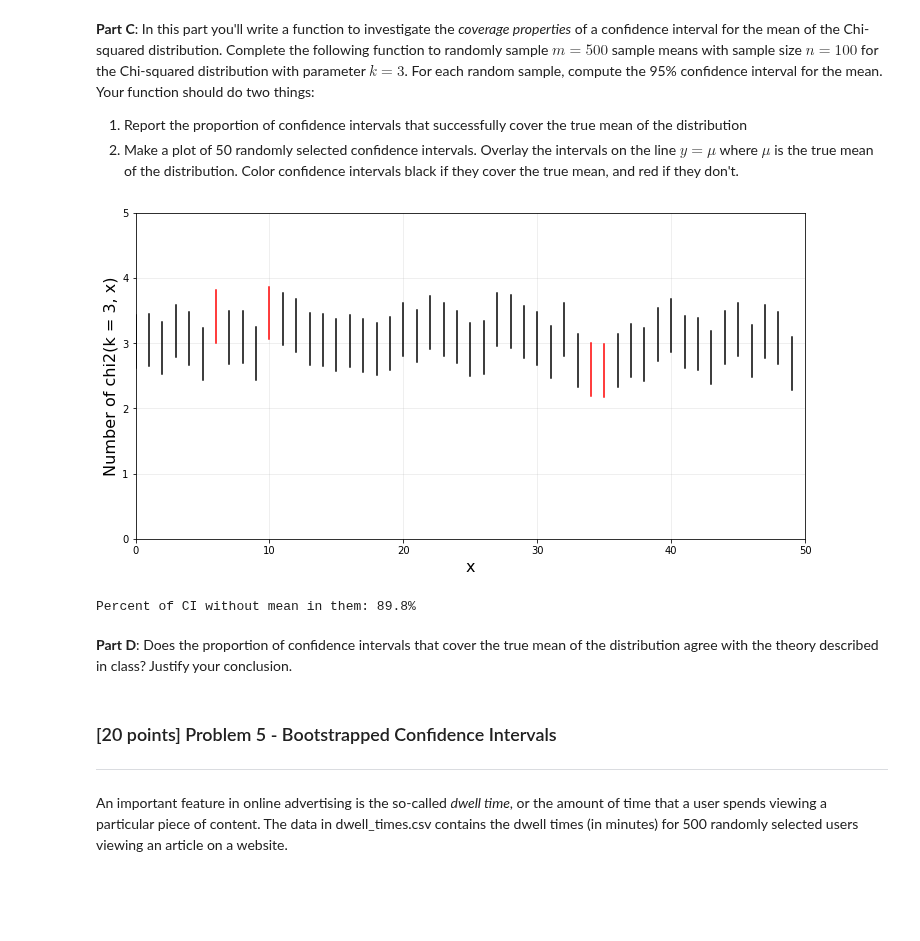
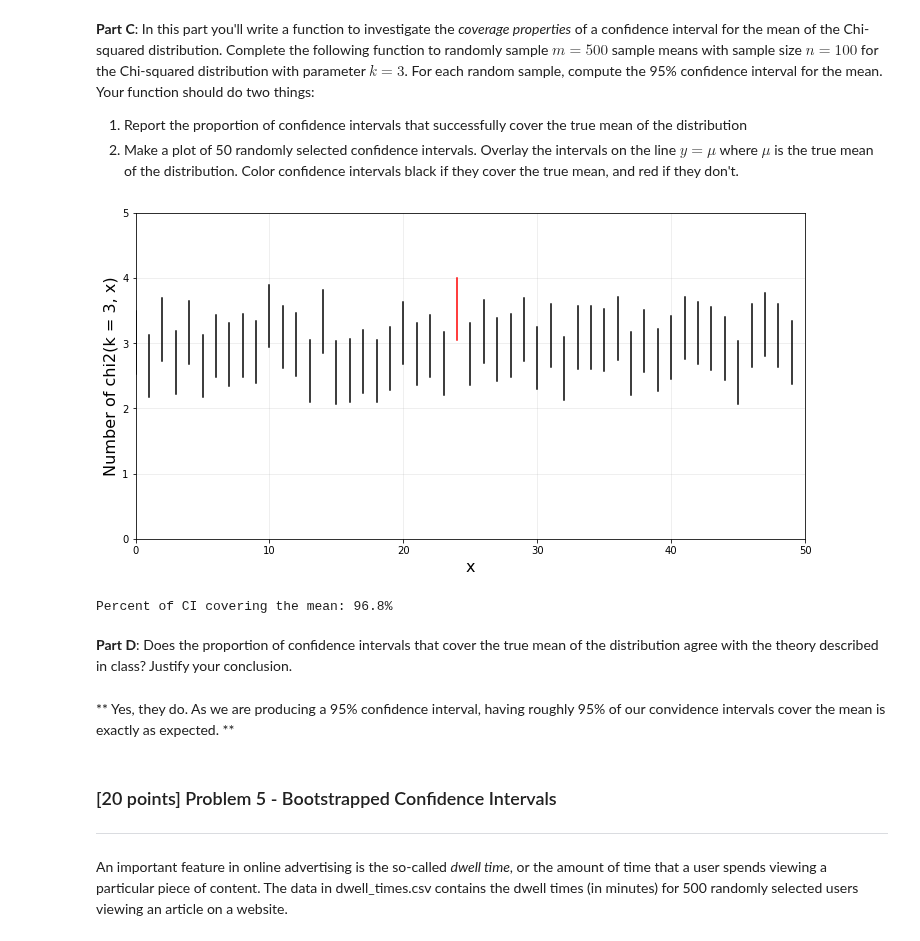
Before and after one commit to scuthbert/DataScience, a Jupyter notebook: hmwk/hmwk05/hmwk05.ipynb, the cells around one changed output. Drawn from its saved outputs; the diff is of its cells as text; code cells hidden in the pictures; blank space fills up the shorter version.

```diff
--- a/hmwk/hmwk05/hmwk05.ipynb
+++ b/hmwk/hmwk05/hmwk05.ipynb
@@ -202,51 +202,55 @@ plt.show()
 import matplotlib.lines as lines
 
 def indiv_ci(mean, xsd, z, n):
-
+    SE = xsd/np.sqrt(n)
+    return (mean - z*SE, mean + z*SE)
 
 def confidence_intervals(m=500, n=100):
     CIs = []
     out = 0
+
     for ii in range(m):
-        n = 100
         sample = np.random.chisquare(3, n)
         xbar = np.mean(sample)
-        xsd = np.sqrt(6)
-        zao2 = norm.ppf(0.95)
-        SE = xsd/np.sqrt(n)
-        CI = (xbar - zao2*SE, xbar + zao2*SE)
+        xsd = chi2.std(3)
+        zao2 = 1.96 # Get rid of the floating point errors from norm.ppf(0.95)
+        CI = indiv_ci(xbar, xsd, zao2, n)
+
         if(CI[0] > 3 or CI[1] < 3):
             out += 1
+
         CIs.append(CI)
 
     out /= m
 
     # Make a plot
     fig, ax = plt.subplots(nrows=1, ncols=1, figsize=(12,6))
     ax.grid(True, alpha=0.25)
     plt.ylabel('Number of chi2(k = 3, x)',fontsize=16)
     plt.ylim([0,5])
     plt.xlim([0,50])
     plt.xlabel('x',fontsize=16)
 
     for ii in range(50):
         index = np.random.choice(range(m))
         CI = CIs[index]
         if(CI[0] > 3 or CI[1] < 3):
             plt.plot((ii, ii), (CI[0], CI[1]), '#FF0000')
         else:
             plt.plot((ii, ii), (CI[0], CI[1]), '#000000')
 
     plt.show()
 
     return (1-out)
 
-print("Percent of CI without mean in them: " + str(100*confidence_intervals()) + "%")
+print("Percent of CI covering the mean: " + str(100*confidence_intervals()) + "%")
 # %% [output]
-[figure, old version]
+[figure, new version]
-Percent of CI without mean in them: 89.8%
+Percent of CI covering the mean: 96.8%
 # %% [markdown]
 **Part D**: Does the proportion of confidence intervals that cover the true mean of the distribution agree with the theory described in class?  Justify your conclusion.
+# %% [markdown]
+** Yes, they do. As we are producing a 95% confidence interval, having roughly 95% of our convidence intervals cover the mean is exactly as expected. **
 # %% [markdown]
 ### [20 points] Problem 5 - Bootstrapped Confidence Intervals
 ***
```
Also changed, not shown: parts of 14 cells of this notebook, 2 other files.
